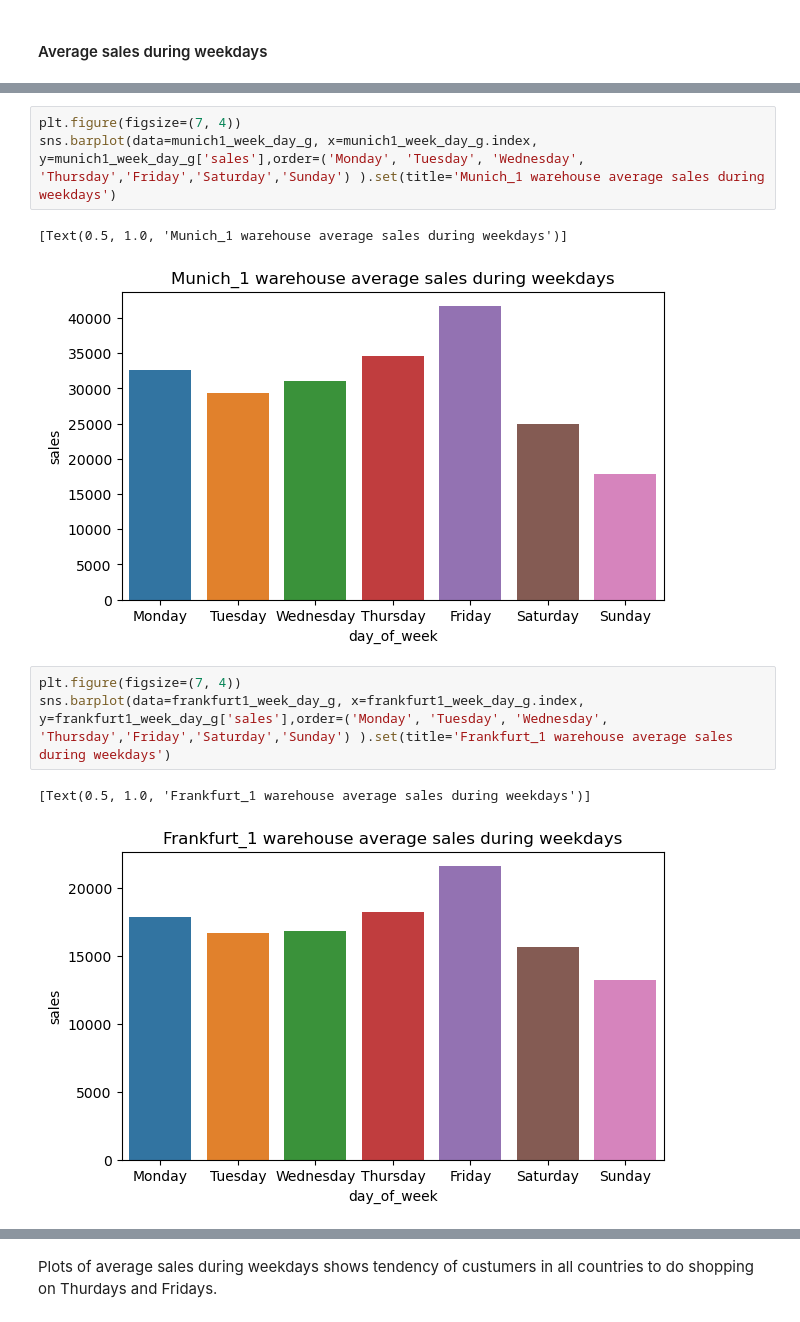
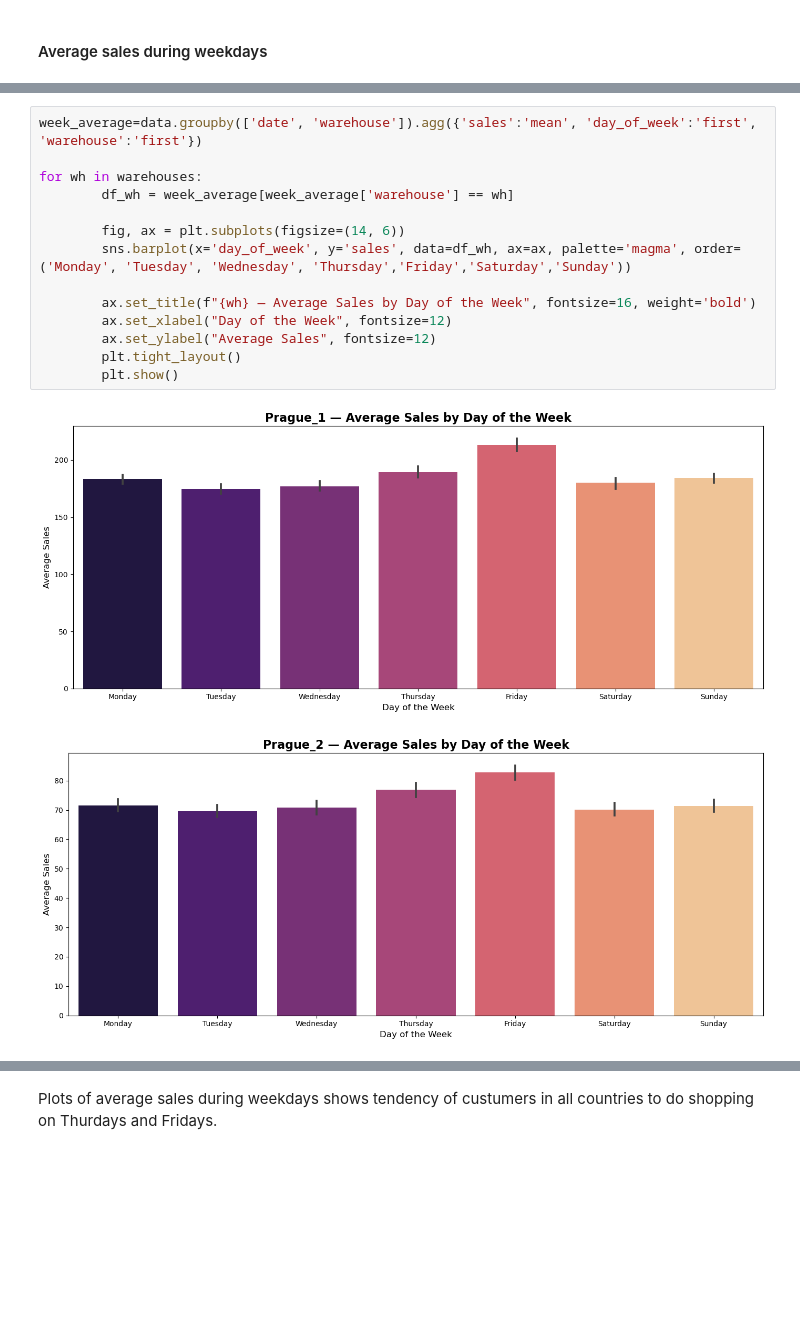
Before and after one commit to lmacakova/rohlik_project, a Jupyter notebook: project.ipynb, the cells around one changed output, grey strips where cells are left out. Cells and saved outputs as stored; diff of their text form; blank space fills up the shorter version.

```diff
--- a/project.ipynb
+++ b/project.ipynb
@@ -430,12 +379,17 @@ sns.barplot(data=budapest1_week_day_g, x=budapest1_week_day_g.index, y=budapest1
-# %%
-plt.figure(figsize=(7, 4))
-sns.barplot(data=munich1_week_day_g, x=munich1_week_day_g.index, y=munich1_week_day_g['sales'],order=('Monday', 'Tuesday', 'Wednesday', 'Thursday','Friday','Saturday','Sunday') ).set(title='Munich_1 warehouse average sales during weekdays')
-# %% [output]
-[Text(0.5, 1.0, 'Munich_1 warehouse average sales during weekdays')]
-[figure, removed]
-# %%
-plt.figure(figsize=(7, 4))
-sns.barplot(data=frankfurt1_week_day_g, x=frankfurt1_week_day_g.index, y=frankfurt1_week_day_g['sales'],order=('Monday', 'Tuesday', 'Wednesday', 'Thursday','Friday','Saturday','Sunday') ).set(title='Frankfurt_1 warehouse average sales during weekdays')
-# %% [output]
-[Text(0.5, 1.0, 'Frankfurt_1 warehouse average sales during weekdays')]
-[figure, removed]
+# %%
+week_average=data.groupby(['date', 'warehouse']).agg({'sales':'mean', 'day_of_week':'first', 'warehouse':'first'})
+
+for wh in warehouses:
+        df_wh = week_average[week_average['warehouse'] == wh]
+
+        fig, ax = plt.subplots(figsize=(14, 6))
+        sns.barplot(x='day_of_week', y='sales', data=df_wh, ax=ax, palette='magma', order=('Monday', 'Tuesday', 'Wednesday', 'Thursday','Friday','Saturday','Sunday'))
+
+        ax.set_title(f"{wh} — Average Sales by Day of the Week", fontsize=16, weight='bold')
+        ax.set_xlabel("Day of the Week", fontsize=12)
+        ax.set_ylabel("Average Sales", fontsize=12)
+        plt.tight_layout()
+        plt.show()
+# %% [output]
+[figure, added]
+[figure, added]
```
Also changed, not shown: parts of 114 cells of this notebook, 8 other files.
